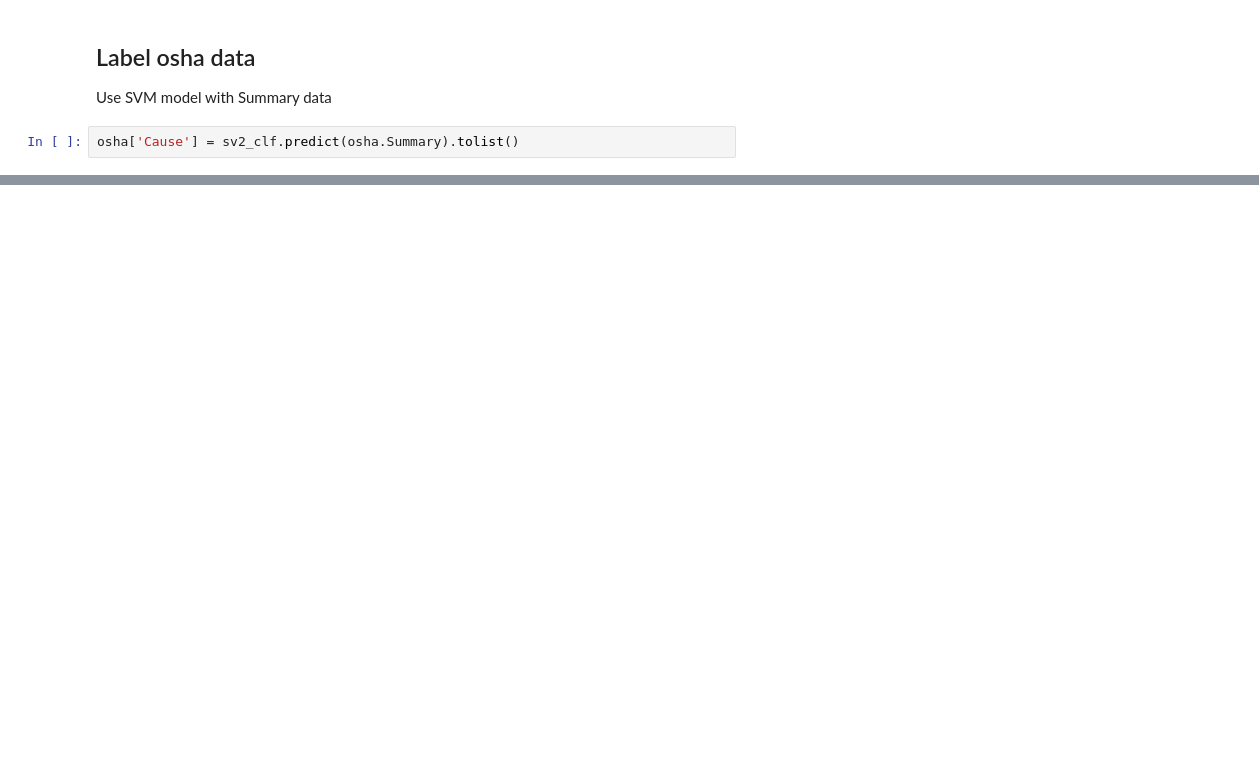
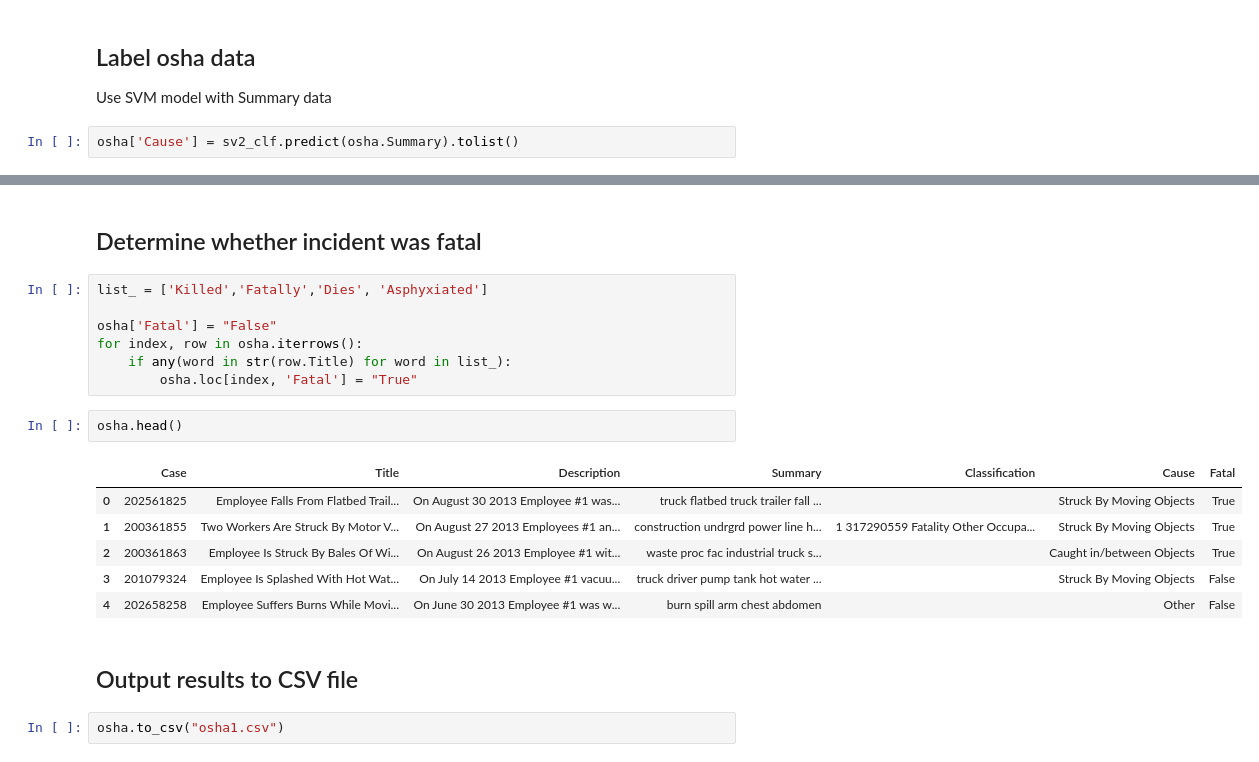
Before and after one commit to arynchoong/MTech-KE-FL, a Jupyter notebook: tfidf Models.ipynb, the cells around one changed output, grey strips where cells are left out. Drawn from its saved outputs; the diff is of its cells as text; blank space fills up the shorter version.

Commit message:
Add files via upload
Updated tfdif models to include whether the incident was fatal.   Also writes results to "osha1.csv"

```diff
--- a/tfidf Models.ipynb
+++ b/tfidf Models.ipynb
@@ -377,0 +380,22 @@ osha[['Cause','Summary']].head()
+# %% [markdown]
+## Determine whether incident was fatal
+# %%
+list_ = ['Killed','Fatally','Dies', 'Asphyxiated']
+
+osha['Fatal'] = "False"
+for index, row in osha.iterrows():
+    if any(word in str(row.Title) for word in list_):
+        osha.loc[index, 'Fatal'] = "True"
+# %%
+osha.head()
+# %% [output]
+|  | Case | Title | Description | Summary | Classification | Cause | Fatal |
+| 0 | 202561825 | Employee Falls From Flatbed Trail... | On August 30 2013 Employee #1 was... | truck flatbed truck trailer fall ... |  | Struck By Moving Objects | True |
+| 1 | 200361855 | Two Workers Are Struck By Motor V... | On August 27 2013 Employees #1 an... | construction undrgrd power line h... | 1 317290559 Fatality Other Occupa... | Struck By Moving Objects | True |
+| 2 | 200361863 | Employee Is Struck By Bales Of Wi... | On August 26 2013 Employee #1 wit... | waste proc fac industrial truck s... |  | Caught in/between Objects | True |
+| 3 | 201079324 | Employee Is Splashed With Hot Wat... | On July 14 2013 Employee #1 vacuu... | truck driver pump tank hot water ... |  | Struck By Moving Objects | False |
+| 4 | 202658258 | Employee Suffers Burns While Movi... | On June 30 2013 Employee #1 was w... | burn spill arm chest abdomen |  | Other | False |
+# %% [markdown]
+## Output results to CSV file
+# %%
+osha.to_csv("osha1.csv")
```
Also changed, not shown: parts of 10 cells of this notebook.
